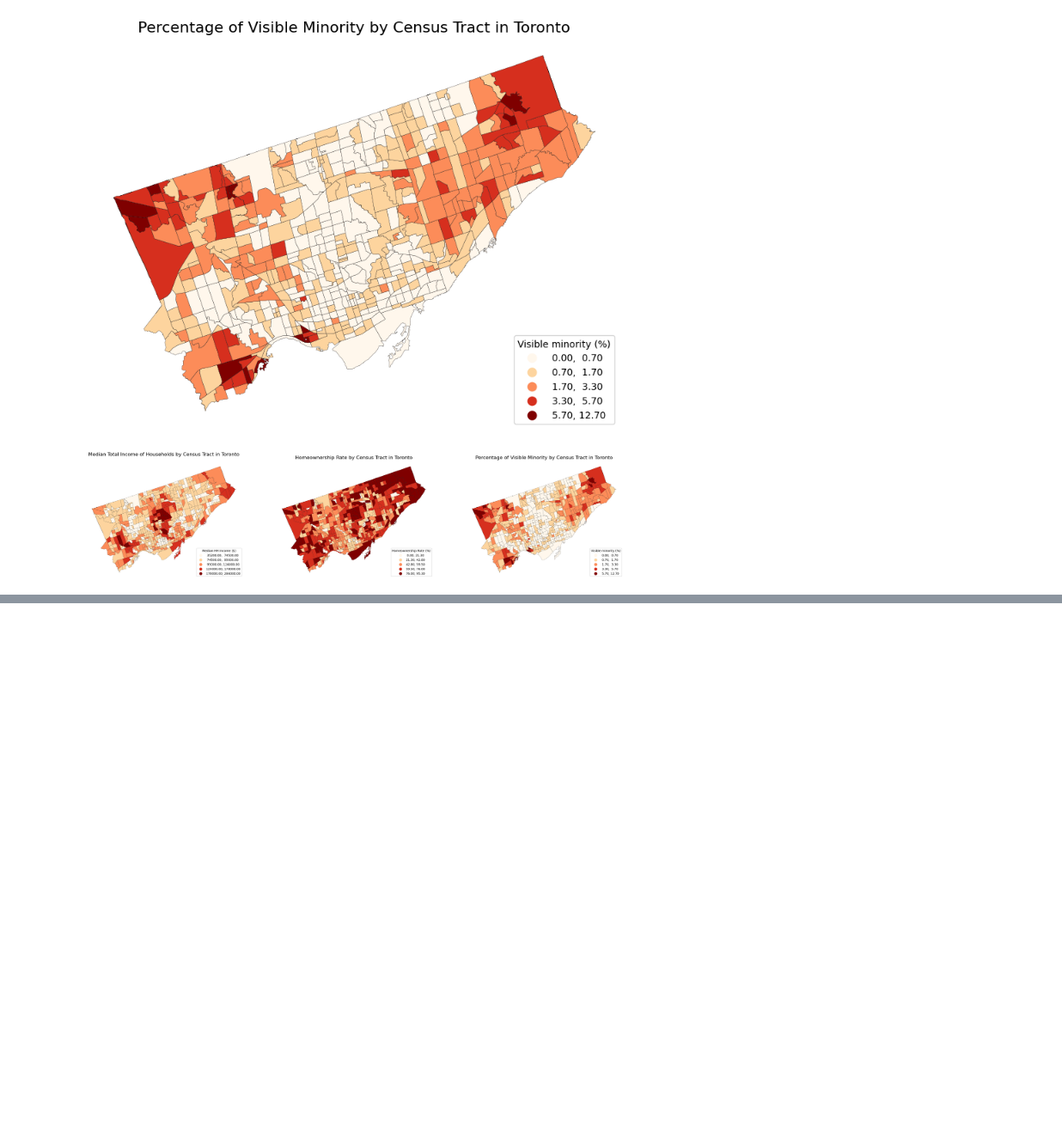
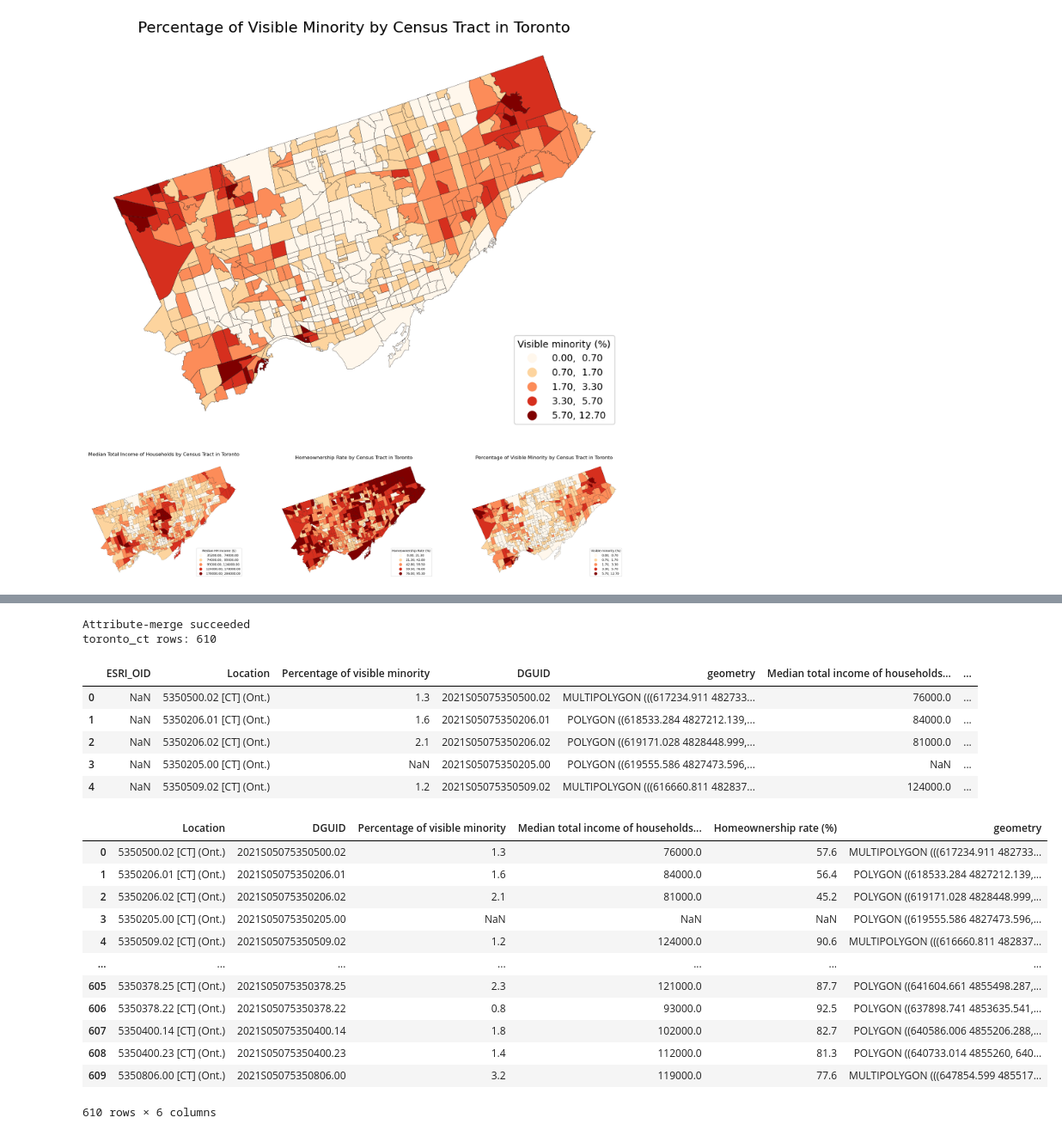
Before and after one commit to polina-gorn/GGR375-Group-Project, a Jupyter notebook: CT_data_map.ipynb, the cells around one changed output, grey strips where cells are left out. Shown at 86% size. Cells and saved outputs as stored; diff of their text form; code cells hidden in the pictures; blank space fills up the shorter version.

```diff
--- a/CT_data_map.ipynb
+++ b/CT_data_map.ipynb
@@ -76,0 +99,52 @@ m2.set_axis_off()
+# %%
+# Merge `to_ct`, `mmhh_to`, and `hor_to` into a single GeoDataFrame `toronto_ct`
+# Try attribute-based merge first (fast), fall back to spatial join if needed.
+try:
+    toronto_ct = to_ct.merge(mmhh_to, how='left').merge(hor_to, how='left')
+    # If geometry got duplicated or renamed, ensure geometry column is preserved from `to_ct`
+    if 'geometry_x' in toronto_ct.columns and 'geometry_y' in toronto_ct.columns:
+        toronto_ct = gpd.GeoDataFrame(toronto_ct.drop(columns=['geometry_y']).rename(columns={'geometry_x':'geometry'}), geometry='geometry', crs=to_ct.crs)
+    else:
+        toronto_ct = gpd.GeoDataFrame(toronto_ct, geometry='geometry', crs=to_ct.crs)
+    print('Attribute-merge succeeded')
+except Exception as e:
+    print('Attribute merge failed, using spatial join as fallback:', e)
+    toronto_ct = to_ct.copy()
+    # join median household income
+    toronto_ct = gpd.sjoin(toronto_ct, mmhh_to[['Median total income of households in 2020 ($)']], how='left', predicate='intersects')
+    toronto_ct = toronto_ct.drop(columns=['index_right'])
+    # join homeownership rate
+    toronto_ct = gpd.sjoin(toronto_ct, hor_to[['Homeownership rate (%)']], how='left', predicate='intersects')
+    toronto_ct = toronto_ct.drop(columns=['index_right'])
+    toronto_ct = gpd.GeoDataFrame(toronto_ct, geometry='geometry', crs=to_ct.crs)
+
+# Quick checks
+print('toronto_ct rows:', len(toronto_ct))
+try:
+    display(toronto_ct.head())
+except NameError:
+    print(toronto_ct.head())
+
+toronto_ct.iloc[:, [1,3,2,5,6,4]]
+# %% [output]
+Attribute-merge succeeded
+toronto_ct rows: 610
+|  | ESRI_OID | Location | Percentage of visible minority | DGUID | geometry | Median total income of households... | ... |
+| 0 | NaN | 5350500.02 [CT] (Ont.) | 1.3 | 2021S05075350500.02 | MULTIPOLYGON (((617234.911 482733... | 76000.0 | ... |
+| 1 | NaN | 5350206.01 [CT] (Ont.) | 1.6 | 2021S05075350206.01 | POLYGON ((618533.284 4827212.139,... | 84000.0 | ... |
+| 2 | NaN | 5350206.02 [CT] (Ont.) | 2.1 | 2021S05075350206.02 | POLYGON ((619171.028 4828448.999,... | 81000.0 | ... |
+| 3 | NaN | 5350205.00 [CT] (Ont.) | NaN | 2021S05075350205.00 | POLYGON ((619555.586 4827473.596,... | NaN | ... |
+| 4 | NaN | 5350509.02 [CT] (Ont.) | 1.2 | 2021S05075350509.02 | MULTIPOLYGON (((616660.811 482837... | 124000.0 | ... |
+|  | Location | DGUID | Percentage of visible minority | Median total income of households... | Homeownership rate (%) | geometry |
+| 0 | 5350500.02 [CT] (Ont.) | 2021S05075350500.02 | 1.3 | 76000.0 | 57.6 | MULTIPOLYGON (((617234.911 482733... |
+| 1 | 5350206.01 [CT] (Ont.) | 2021S05075350206.01 | 1.6 | 84000.0 | 56.4 | POLYGON ((618533.284 4827212.139,... |
+| 2 | 5350206.02 [CT] (Ont.) | 2021S05075350206.02 | 2.1 | 81000.0 | 45.2 | POLYGON ((619171.028 4828448.999,... |
+| 3 | 5350205.00 [CT] (Ont.) | 2021S05075350205.00 | NaN | NaN | NaN | POLYGON ((619555.586 4827473.596,... |
+| 4 | 5350509.02 [CT] (Ont.) | 2021S05075350509.02 | 1.2 | 124000.0 | 90.6 | MULTIPOLYGON (((616660.811 482837... |
+| ... | ... | ... | ... | ... | ... | ... |
+| 605 | 5350378.25 [CT] (Ont.) | 2021S05075350378.25 | 2.3 | 121000.0 | 87.7 | POLYGON ((641604.661 4855498.287,... |
+| 606 | 5350378.22 [CT] (Ont.) | 2021S05075350378.22 | 0.8 | 93000.0 | 92.5 | POLYGON ((637898.741 4853635.541,... |
+| 607 | 5350400.14 [CT] (Ont.) | 2021S05075350400.14 | 1.8 | 102000.0 | 82.7 | POLYGON ((640586.006 4855206.288,... |
+| 608 | 5350400.23 [CT] (Ont.) | 2021S05075350400.23 | 1.4 | 112000.0 | 81.3 | POLYGON ((640733.014 4855260, 640... |
+| 609 | 5350806.00 [CT] (Ont.) | 2021S05075350806.00 | 3.2 | 119000.0 | 77.6 | MULTIPOLYGON (((647854.599 485517... |
+610 rows × 6 columns
```
Also changed, not shown: parts of 5 cells of this notebook, 5 other files.
